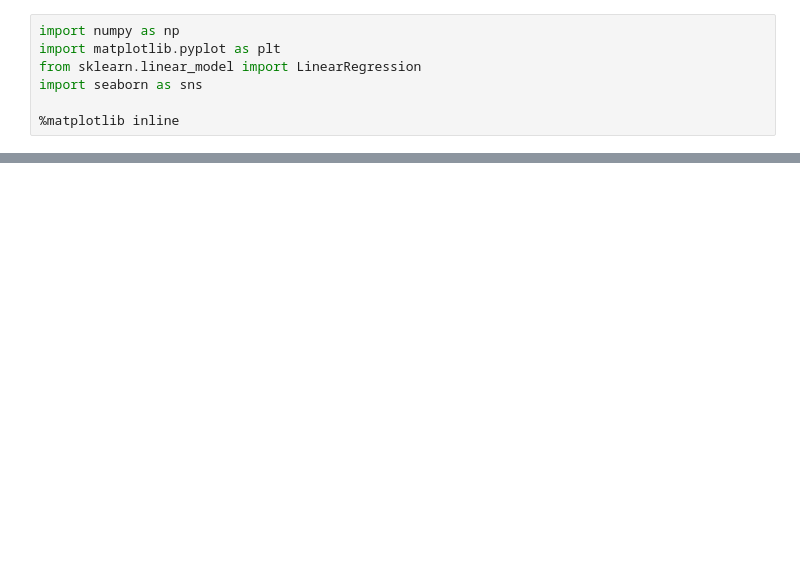
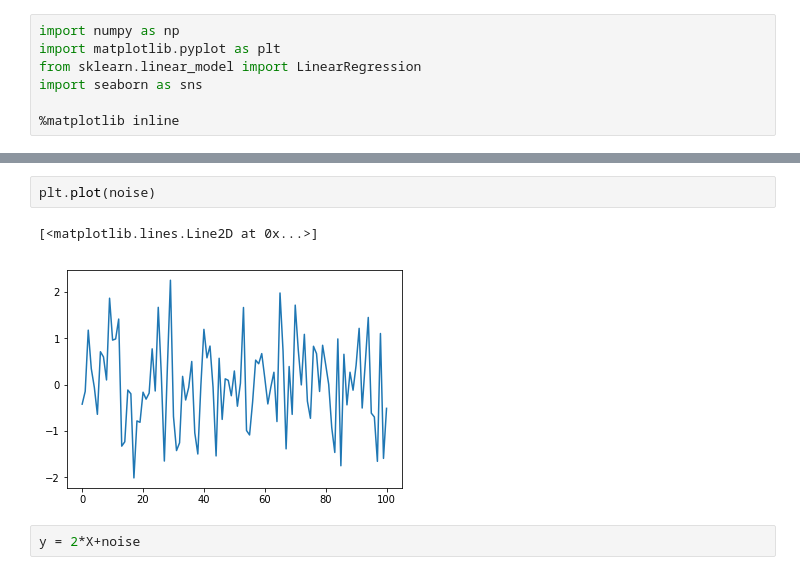
Before and after one commit to AiDevNepal/ai-saturdays-workshop-2, a Jupyter notebook: lr.ipynb, the cells around one changed output, grey strips where cells are left out. Drawn from its saved outputs; the diff is of its cells as text; blank space fills up the shorter version.

```diff
--- a/lr.ipynb
+++ b/lr.ipynb
@@ -16,0 +15,7 @@ plt.plot(X, Y, 'o')
+# %%
+plt.plot(noise)
+# %% [output]
+[<matplotlib.lines.Line2D at 0x...>]
+[figure, added]
+# %%
+y = 2*X+noise
```
Also changed, not shown: parts of 4 cells of this notebook.
